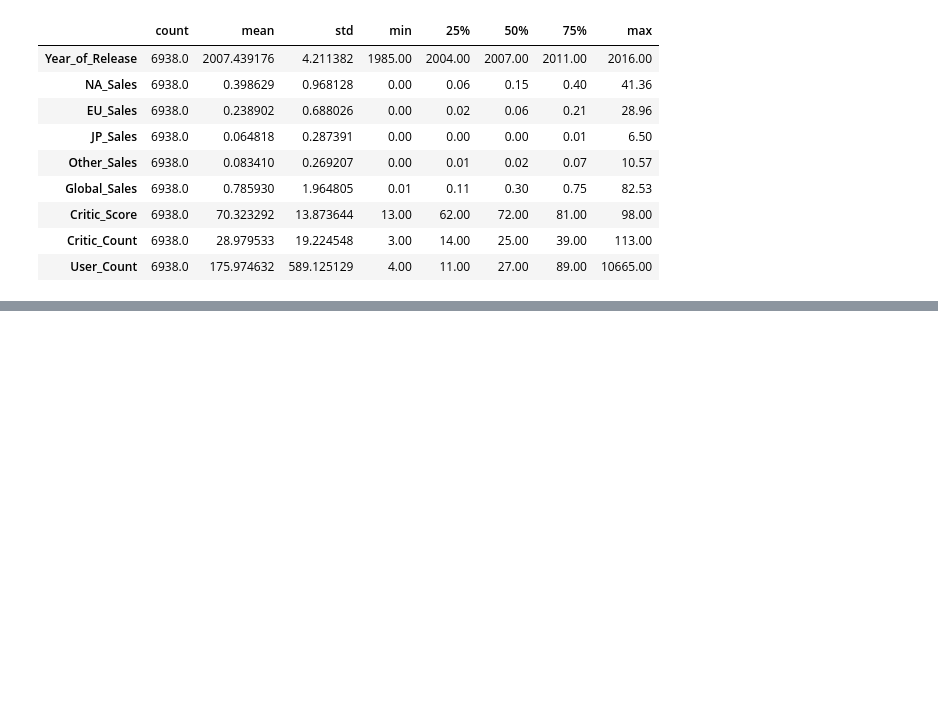
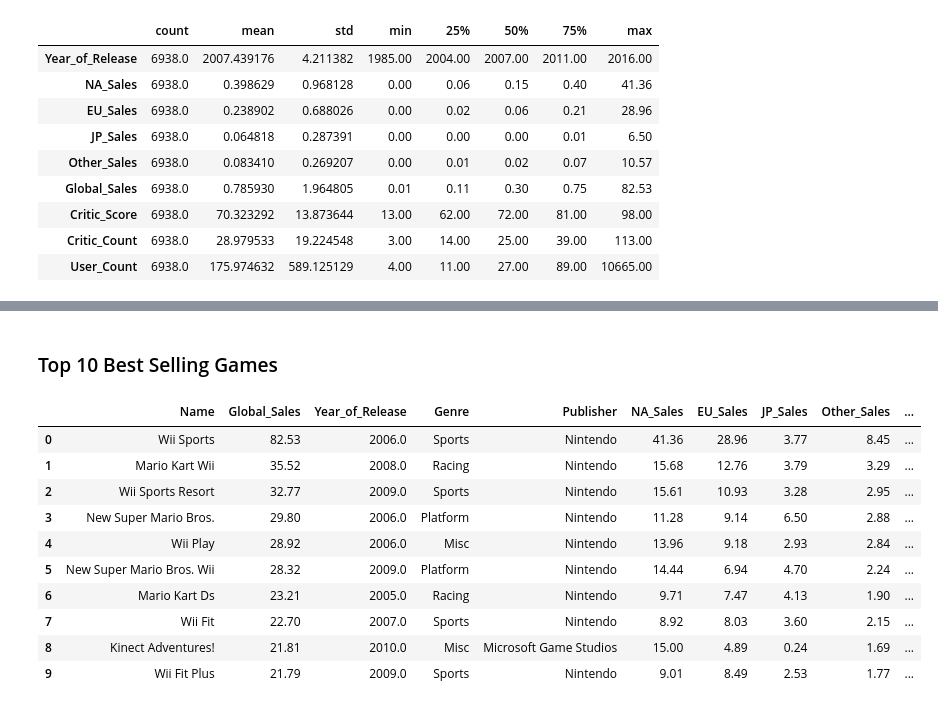
Before and after one commit to renan-peres/mfin-python-data-analysts, a Jupyter notebook: Final - Renan Peres.ipynb, the cells around one changed output, grey strips where cells are left out. Drawn from its saved outputs; the diff is of its cells as text; code cells hidden in the pictures; blank space fills up the shorter version.

```diff
--- a/Final - Renan Peres.ipynb
+++ b/Final - Renan Peres.ipynb
@@ -785,0 +466,13 @@ age_counts.plot(kind='bar')
+# %%
+df_developer_top10 = df
+df.dropna(subset=['Developer'], inplace=True)
+
+df_developer_top10 = (df_developer_top10
+                      .groupby('Developer')['Name']
+                      .count()
+                      .rename('Count')
+                      .sort_values(ascending=False)
+                      .head(10)
+                      .reset_index())
+
+df_developer_top10
@@ -785,0 +525,18 @@ age_counts.plot(kind='bar')
+# %% [markdown]
+### Top 10 Best Selling Games
+# %%
+df_top10_sales = df.sort_values(by=['Global_Sales'], ascending=False).reset_index(drop=True).head(10)
+df_top10_sales = df_top10_sales[['Name', 'Global_Sales', 'Year_of_Release',	'Genre',	'Publisher',	'NA_Sales',	'EU_Sales',	'JP_Sales',	'Other_Sales', 'User_Score']]
+display(df_top10_sales)
+# %% [output]
+|  | Name | Global_Sales | Year_of_Release | Genre | Publisher | NA_Sales | EU_Sales | JP_Sales | Other_Sales | ... |
+| 0 | Wii Sports | 82.53 | 2006.0 | Sports | Nintendo | 41.36 | 28.96 | 3.77 | 8.45 | ... |
+| 1 | Mario Kart Wii | 35.52 | 2008.0 | Racing | Nintendo | 15.68 | 12.76 | 3.79 | 3.29 | ... |
+| 2 | Wii Sports Resort | 32.77 | 2009.0 | Sports | Nintendo | 15.61 | 10.93 | 3.28 | 2.95 | ... |
+| 3 | New Super Mario Bros. | 29.80 | 2006.0 | Platform | Nintendo | 11.28 | 9.14 | 6.50 | 2.88 | ... |
+| 4 | Wii Play | 28.92 | 2006.0 | Misc | Nintendo | 13.96 | 9.18 | 2.93 | 2.84 | ... |
+| 5 | New Super Mario Bros. Wii | 28.32 | 2009.0 | Platform | Nintendo | 14.44 | 6.94 | 4.70 | 2.24 | ... |
+| 6 | Mario Kart Ds | 23.21 | 2005.0 | Racing | Nintendo | 9.71 | 7.47 | 4.13 | 1.90 | ... |
+| 7 | Wii Fit | 22.70 | 2007.0 | Sports | Nintendo | 8.92 | 8.03 | 3.60 | 2.15 | ... |
+| 8 | Kinect Adventures! | 21.81 | 2010.0 | Misc | Microsoft Game Studios | 15.00 | 4.89 | 0.24 | 1.69 | ... |
+| 9 | Wii Fit Plus | 21.79 | 2009.0 | Sports | Nintendo | 9.01 | 8.49 | 2.53 | 1.77 | ... |
```
Also changed, not shown: parts of 100 cells of this notebook.
